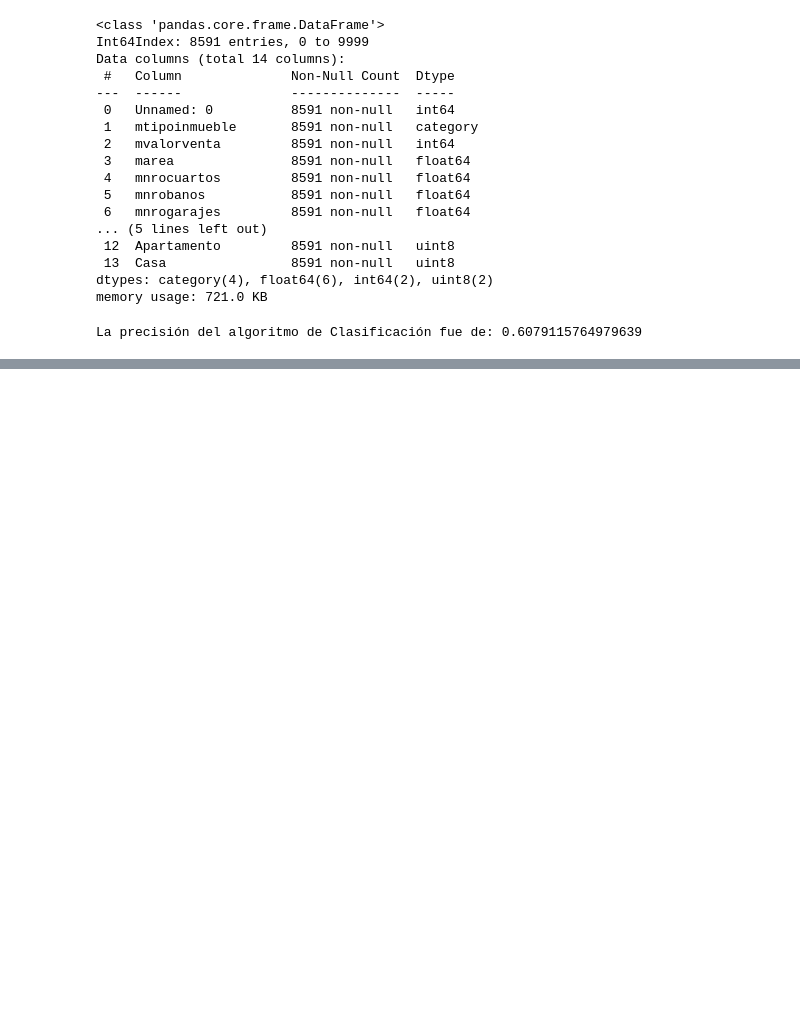
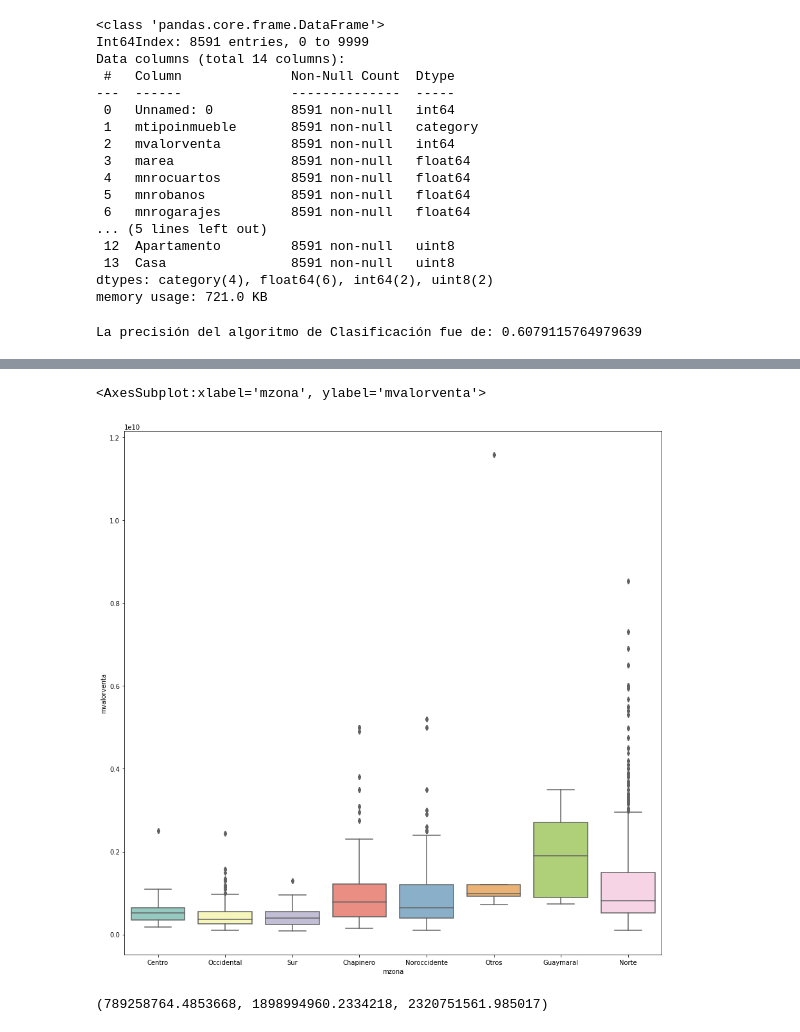
Before and after one commit to frluenga/House_Price_BOG_DScience, a Jupyter notebook: Practice_House_Price.ipynb, the cells around one changed output, grey strips where cells are left out. Cells and saved outputs as stored; diff of their text form; code cells hidden in the pictures; blank space fills up the shorter version.

```diff
--- a/Practice_House_Price.ipynb
+++ b/Practice_House_Price.ipynb
@@ -366,0 +348,18 @@ sns.pairplot(pd.concat([X, y], axis=1))
+# %%
+import seaborn as sns
+
+fig,ax = plt.subplots(figsize=(15,15))
+sns.boxplot(x = df['mzona'], y = df['mvalorventa'],palette="Set3",
+           order = ['Centro','Occidental','Sur','Chapinero','Noroccidente',
+                   'Otros','Guaymaral','Norte'])
+# %% [output]
+<AxesSubplot:xlabel='mzona', ylabel='mvalorventa'>
+[figure, added]
+# %%
+zona_1 = df[df['mzona'].isin(['Centro','Occidental','Sur'])]
+zona_2 = df[df['mzona'].isin(['Chapinero','Noroccidente','Otros'])]
+zona_3 = df[df['mzona'].isin(['Guaymaral','Norte'])]
+
+zona_1['mvalorventa'].mean()+zona_1['mvalorventa'].std(),zona_2['mvalorventa'].mean()+zona_2['mvalorventa'].std(),zona_3['mvalorventa'].mean()+zona_3['mvalorventa'].std()
+# %% [output]
+(789258764.4853668, 1898994960.2334218, 2320751561.985017)
```
Also changed, not shown: parts of 10 cells of this notebook.
